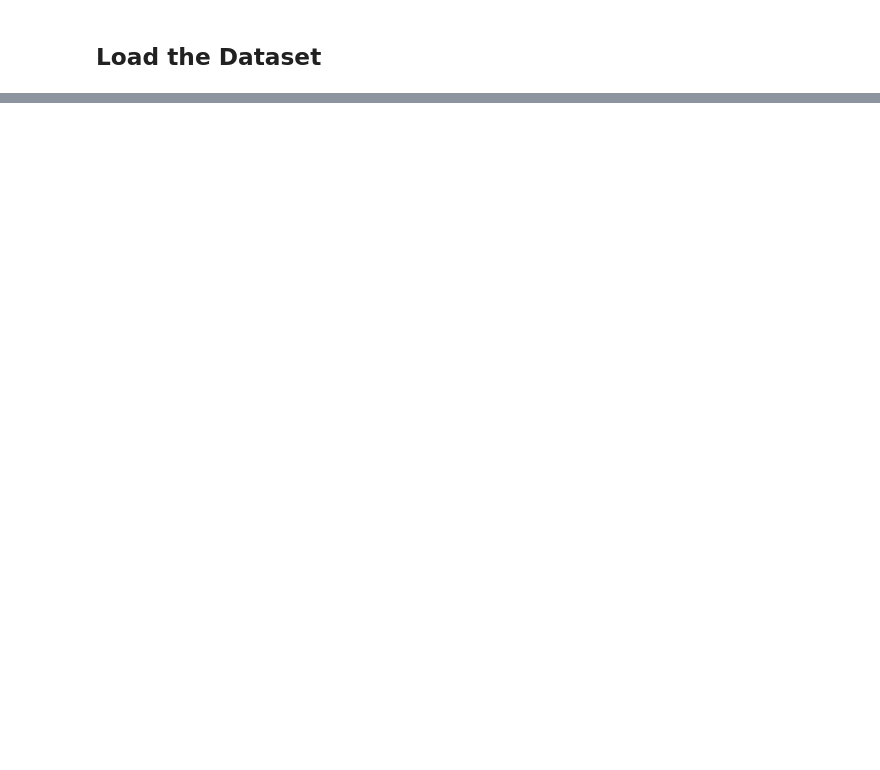
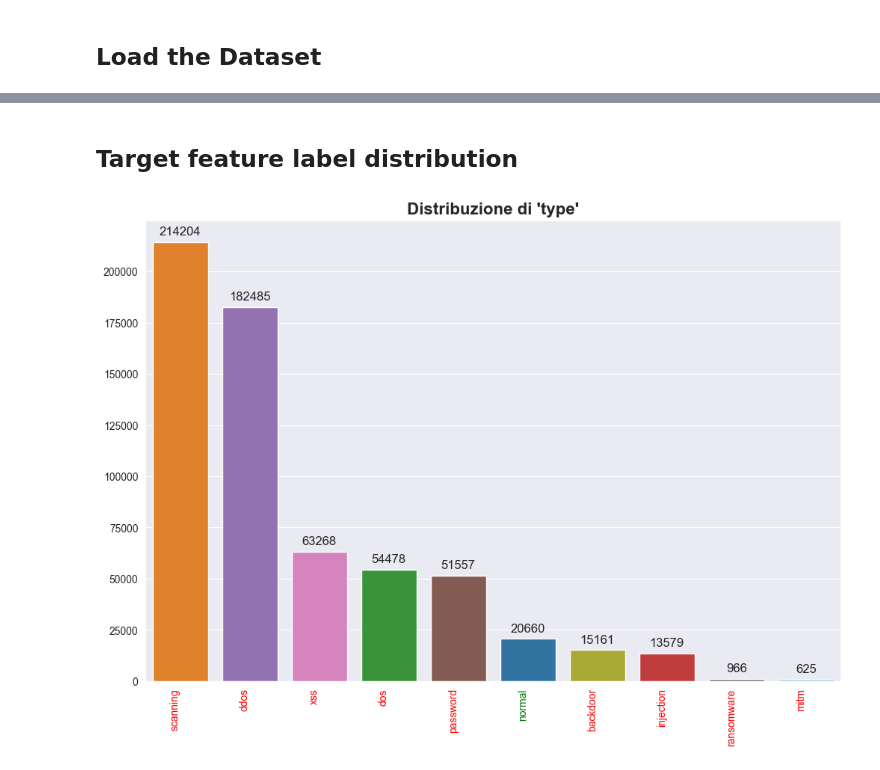
Before and after one commit to CyberGiant7/DataAnalyticsProject, a Jupyter notebook: TrainingModule/data_visualization_module.ipynb, the cells around one changed output, grey strips where cells are left out. Cells and saved outputs as stored; diff of their text form; code cells hidden in the pictures; blank space fills up the shorter version.

```diff
--- a/TrainingModule/data_visualization_module.ipynb
+++ b/TrainingModule/data_visualization_module.ipynb
@@ -26,3 +60,31 @@ df1
+# %% [markdown]
+## Target feature label distribution
+# %%
+# Crea un grafico a barre per la distribuzione della variabile di target 'type'
+plt.figure(figsize=(12, 8))
+ax = sns.countplot(data=df1, x='type', hue='type', palette='tab10', order=df1['type'].value_counts().index)
+
+# Aggiungi i conteggi sopra ogni bin
+for p in ax.patches:
+    ax.annotate(f'{int(p.get_height())}', (p.get_x() + p.get_width() / 2., p.get_height()),
+                ha='center', va='center', xytext=(0, 10), textcoords='offset points', fontsize=12)
+
+# Personalizza il grafico
+plt.title('Distribuzione di \'type\'', fontweight='bold', fontsize=16)
+plt.xlabel('')
+plt.ylabel('')
+
+# Cambia il colore delle etichette dell'asse x
+for label in ax.get_xticklabels():
+    if label.get_text() == 'normal':
+        label.set_color('green')
+    else:
+        label.set_color('red')
+
+plt.xticks(rotation=90, ha='right')
+plt.show()
+# %% [output]
+[figure, added]
 # %%
 # get categorical columns
 categorical_columns = df1.select_dtypes(include=["object"]).columns.tolist()
```
Also changed, not shown: parts of 16 cells of this notebook, 8 other files.
